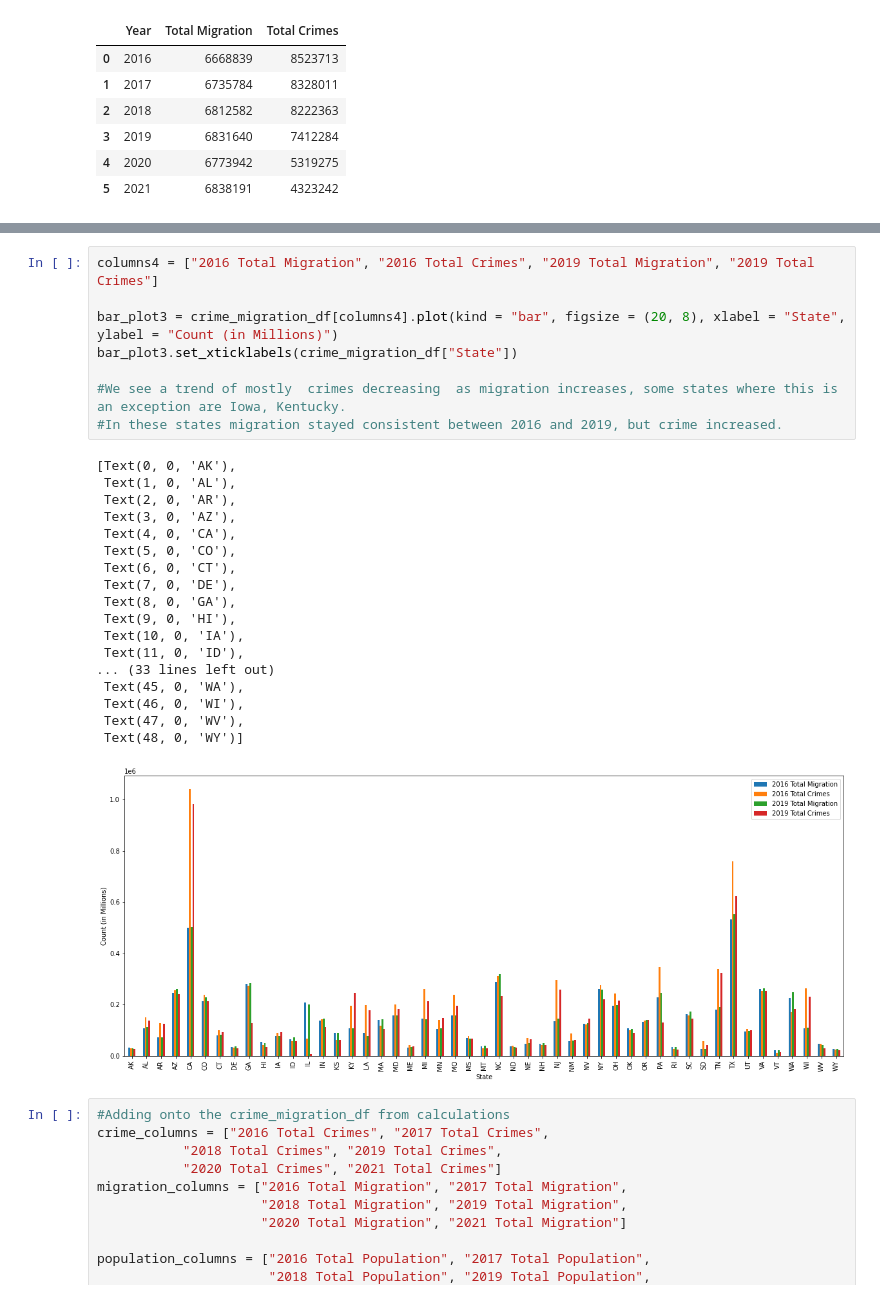
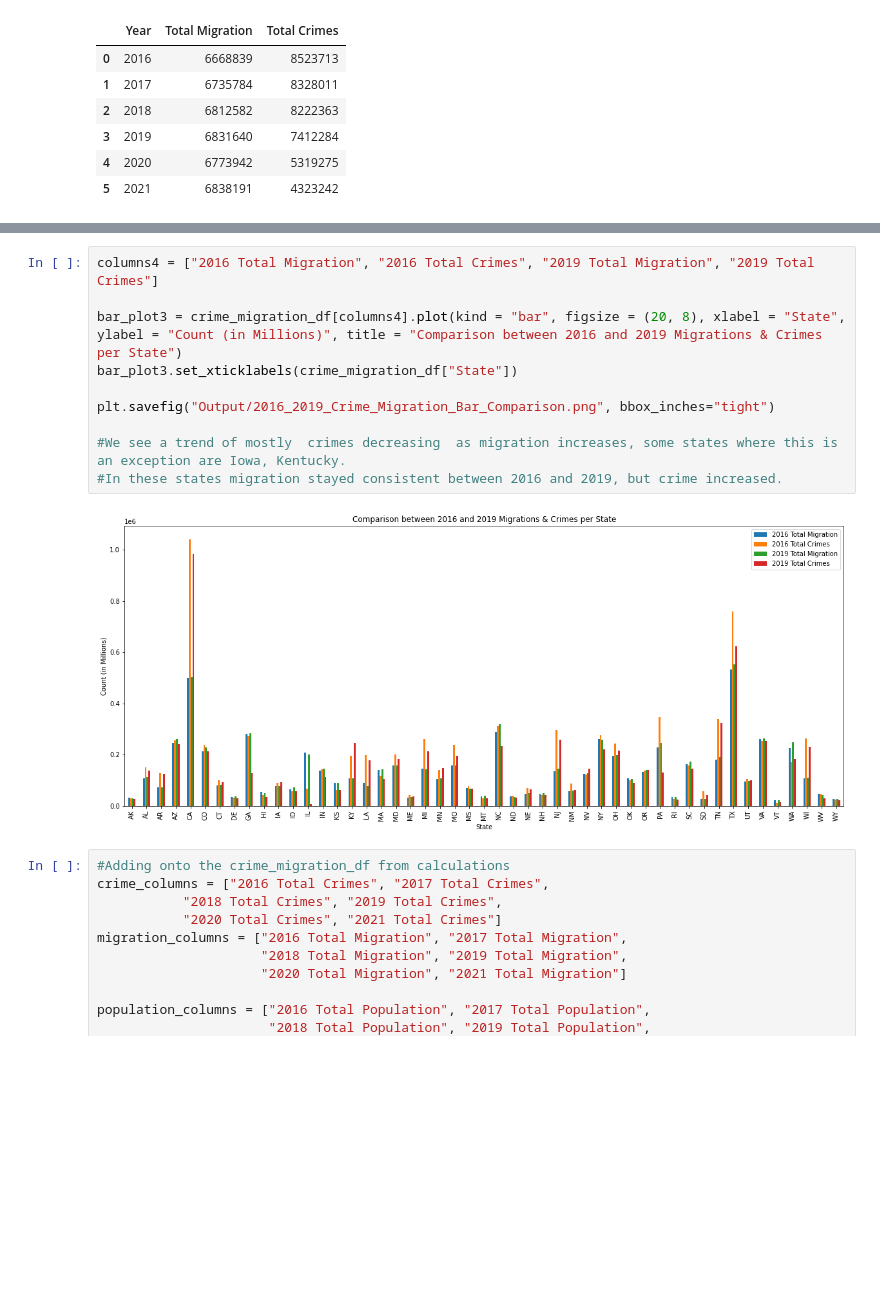
Before and after one commit to dumidunipg/project-1, a Jupyter notebook: Crime/crime_analysis.ipynb, the cells around one changed output, grey strips where cells are left out. Cells and saved outputs as stored; diff of their text form; blank space fills up the shorter version.

```diff
--- a/Crime/crime_analysis.ipynb
+++ b/Crime/crime_analysis.ipynb
@@ -290,30 +261,15 @@ bar_plot2.set_xticklabels(crime_migration_df["State"])
 # %%
 columns4 = ["2016 Total Migration", "2016 Total Crimes", "2019 Total Migration", "2019 Total Crimes"]
 
-bar_plot3 = crime_migration_df[columns4].plot(kind = "bar", figsize = (20, 8), xlabel = "State", ylabel = "Count (in Millions)")
+bar_plot3 = crime_migration_df[columns4].plot(kind = "bar", figsize = (20, 8), xlabel = "State", ylabel = "Count (in Millions)", title = "Comparison between 2016 and 2019 Migrations & Crimes per State")
 bar_plot3.set_xticklabels(crime_migration_df["State"])
+
+plt.savefig("Output/2016_2019_Crime_Migration_Bar_Comparison.png", bbox_inches="tight")
 
 #We see a trend of mostly  crimes decreasing  as migration increases, some states where this is an exception are Iowa, Kentucky.
 #In these states migration stayed consistent between 2016 and 2019, but crime increased.
 # %% [output]
-[Text(0, 0, 'AK'),
- Text(1, 0, 'AL'),
- Text(2, 0, 'AR'),
- Text(3, 0, 'AZ'),
- Text(4, 0, 'CA'),
- Text(5, 0, 'CO'),
- Text(6, 0, 'CT'),
- Text(7, 0, 'DE'),
- Text(8, 0, 'GA'),
- Text(9, 0, 'HI'),
- Text(10, 0, 'IA'),
- Text(11, 0, 'ID'),
-... (33 lines left out)
- Text(45, 0, 'WA'),
- Text(46, 0, 'WI'),
- Text(47, 0, 'WV'),
- Text(48, 0, 'WY')]
-[figure, old version]
+[figure, new version]
 # %%
 #Adding onto the crime_migration_df from calculations
 crime_columns = ["2016 Total Crimes", "2017 Total Crimes",
```
Also changed, not shown: parts of 13 cells of this notebook, 9 other files.
